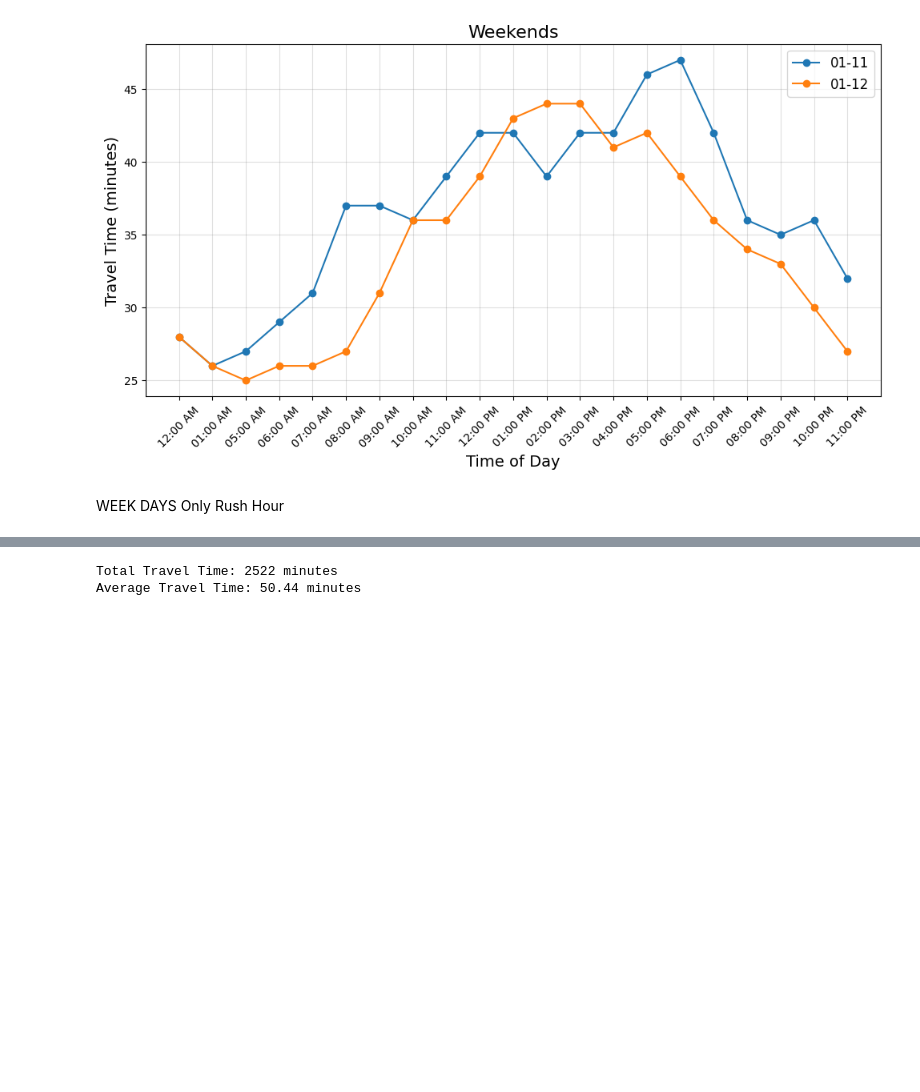
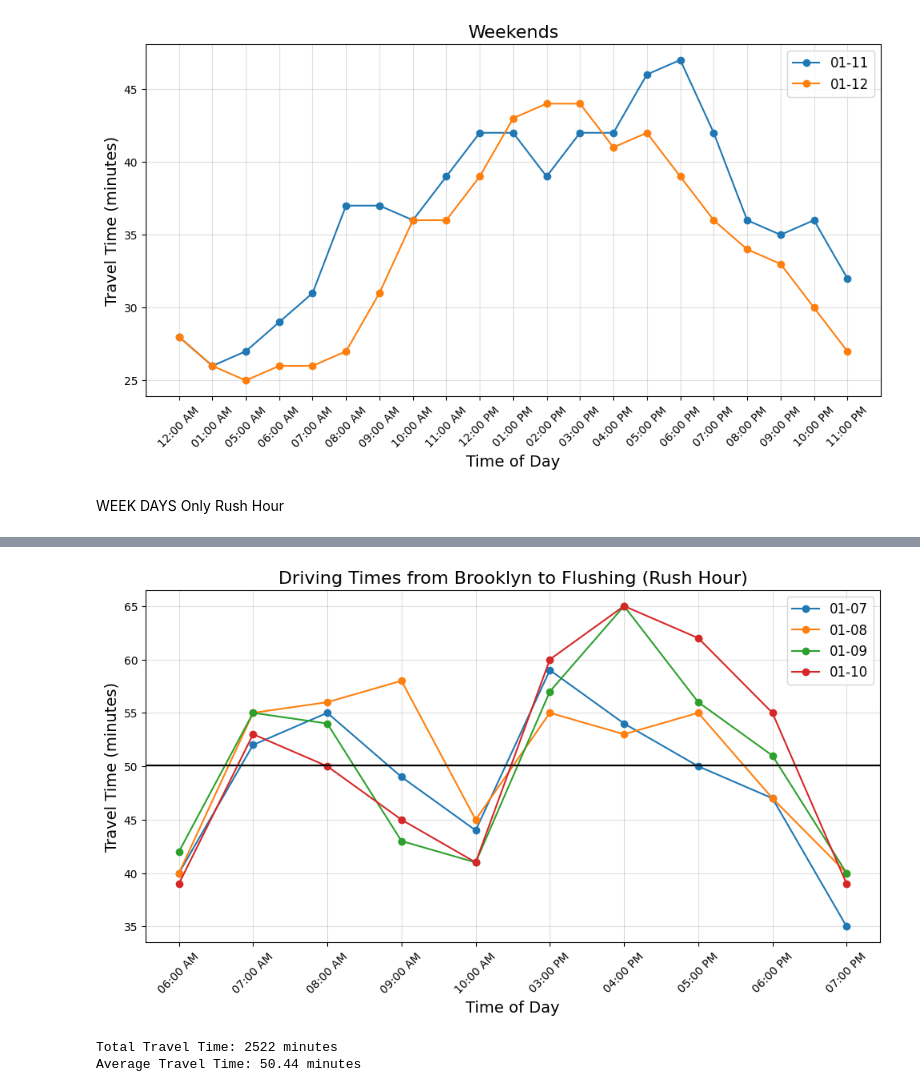
Before and after one commit to Jhwee2/NYC_Congestion_Pricing, a Jupyter notebook: Bk_Flushing_Transformer_graph.ipynb, the cells around one changed output, grey strips where cells are left out. Saved outputs shown, nothing was run; the diff lists cells and outputs as text; code cells hidden in the pictures; blank space fills up the shorter version.

Commit message:
Updates with Delta and week over week comparison charts

```diff
--- a/Bk_Flushing_Transformer_graph.ipynb
+++ b/Bk_Flushing_Transformer_graph.ipynb
@@ -252,3 +286,53 @@ WEEK DAYS Only Rush Hour
+# %%
+# Define the time ranges to filter (6 AM to 10 AM and 3 PM to 7 PM)
+time_ranges = [('06:00 AM', '10:00 AM'), ('03:00 PM', '07:00 PM')]
+
+# Convert "Time of Day" to datetime for filtering
+data['Time of Day'] = pd.to_datetime(data['Time of Day'], format='%I:%M %p')
+
+# Filter data for the specific dates 01-13 to 01-17
+filtered_dates = ['01-07', '01-08', '01-09', '01-10']
+data_filtered = data[data['Date'].isin(filtered_dates)]
+
+# Filter data for the specified time ranges
+filtered_data = pd.concat([
+    data_filtered[(data_filtered['Time of Day'] >= pd.to_datetime(start, format='%I:%M %p')) &
+                  (data_filtered['Time of Day'] <= pd.to_datetime(end, format='%I:%M %p'))]
+    for start, end in time_ranges
+])
+
+# Plot the data
+plt.figure(figsize=(10, 6))
+
+for date in filtered_dates:
+    # Filter data for each specific date
+    daily_data = filtered_data[filtered_data['Date'] == date]
+    plt.plot(daily_data['Time of Day'].dt.strftime('%I:%M %p'), daily_data['Travel Time'], marker='o', linestyle='-', label=date)
+
+# Customize the plot
+plt.title('Driving Times from Brooklyn to Flushing (Rush Hour)', fontsize=16)
+plt.xlabel('Time of Day', fontsize=14)
+plt.ylabel('Travel Time (minutes)', fontsize=14)
+plt.xticks(rotation=45)
+
+# Add gridlines with custom styling
+plt.grid(color='gray', alpha=0.25)
+
+# Add a legend to distinguish the lines
+plt.legend(fontsize=12)
+
+# Adjust subplot spacing
+plt.tight_layout()
+plt.subplots_adjust(bottom=0.2)
+
+# Add a horizontal line at the average travel time
+plt.axhline(y=average_travel_time, color='black', linestyle='-', label=f'Average Travel Time ({average_travel_time:.2f} min)')
+
+# Show the plot
+plt.show()
+# Add a horizontal line at y = 3
+# %% [output]
+[figure, added]
 # %%
 # Convert "Time of Day" to datetime for proper filtering
 data['Time of Day'] = pd.to_datetime(data['Time of Day'], format='%I:%M %p')
```
Also changed, not shown: parts of 7 cells of this notebook, 9 other files.
